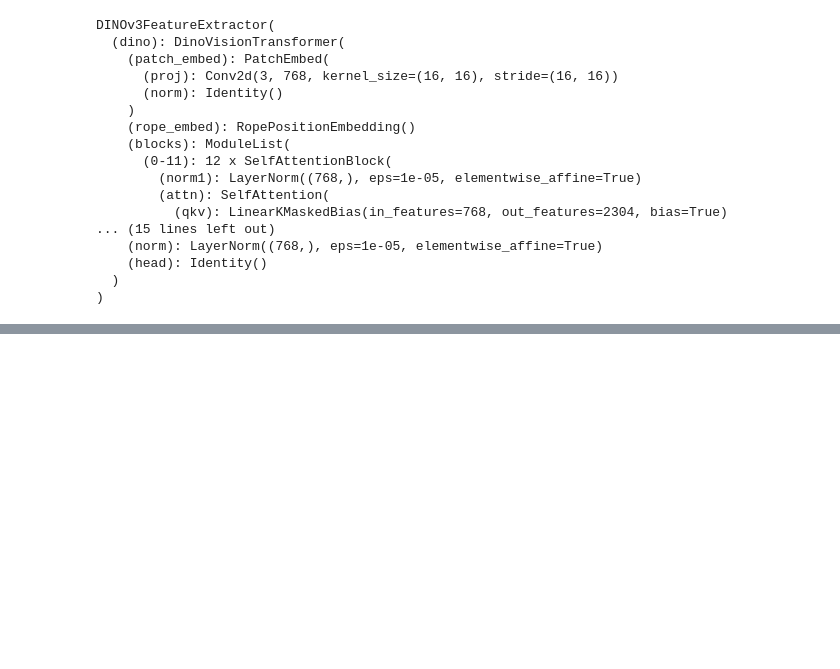
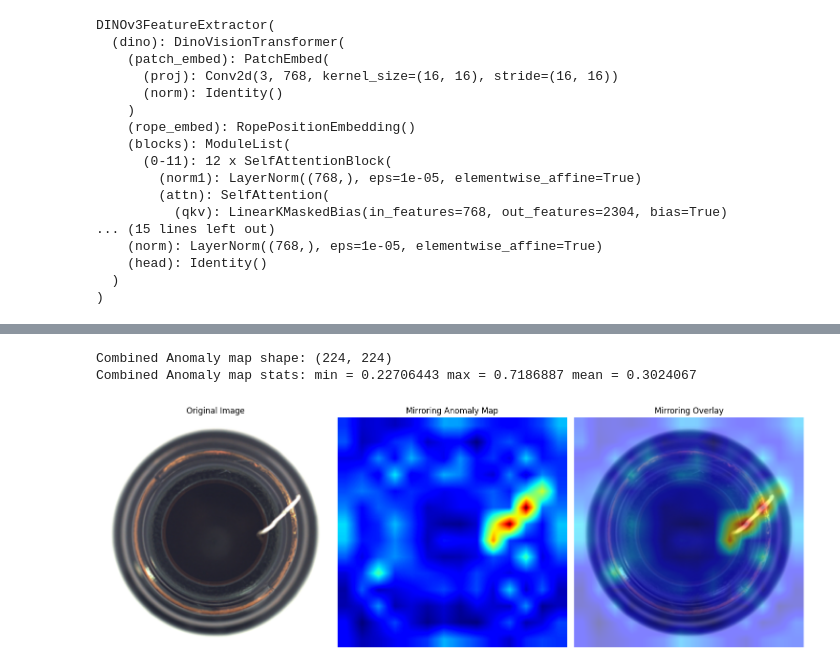
Before and after one commit to Andrejj23/zero-shot-anomaly-detection, a Jupyter notebook: zero_shot_anomaly_detection_DINOv3.ipynb, the cells around one changed output, grey strips where cells are left out. Cells and saved outputs as stored; diff of their text form; code cells hidden in the pictures; blank space fills up the shorter version.

```diff
--- a/zero_shot_anomaly_detection_DINOv3.ipynb
+++ b/zero_shot_anomaly_detection_DINOv3.ipynb
@@ -409,0 +510,36 @@ plt.show()
+# %%
+combined_anomaly_map = (anomaly_map + mirroring_anomaly_map) / 2
+
+print("Combined Anomaly map shape:", combined_anomaly_map.shape)
+print("Combined Anomaly map stats: min =", combined_anomaly_map.min(),
+      "max =", combined_anomaly_map.max(),
+      "mean =", combined_anomaly_map.mean())
+# %% [output]
+Combined Anomaly map shape: (224, 224)
+Combined Anomaly map stats: min = 0.22706443 max = 0.7186887 mean = 0.3024067
+# %%
+mirroring_anom_norm = (mirroring_anomaly_map - mirroring_anomaly_map.min()) / (mirroring_anomaly_map.max() - mirroring_anomaly_map.min() + 1e-8)
+
+plt.figure(figsize=(15, 6))
+
+plt.subplot(1, 3, 1)
+plt.title("Original Image")
+plt.axis("off")
+plt.imshow(orig_np)
+
+plt.subplot(1, 3, 2)
+plt.title("Mirroring Anomaly Map")
+plt.axis("off")
+plt.imshow(mirroring_anom_norm, cmap="jet")
+
+plt.subplot(1, 3, 3)
+plt.title("Mirroring Overlay")
+plt.axis("off")
+plt.imshow(orig_np)
+plt.imshow(mirroring_anom_norm, cmap="jet", alpha=0.5)
+
+
+plt.tight_layout()
+plt.show()
+# %% [output]
+[figure, added]
```
Also changed, not shown: parts of 27 cells of this notebook.
